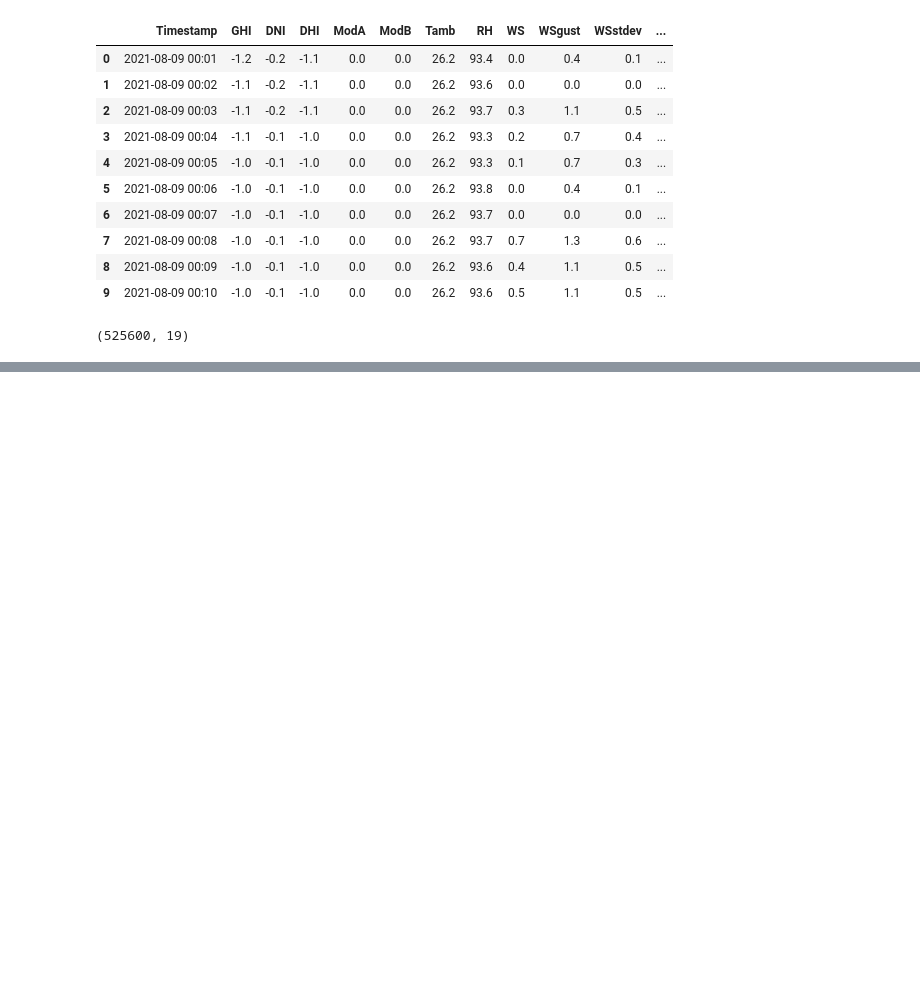
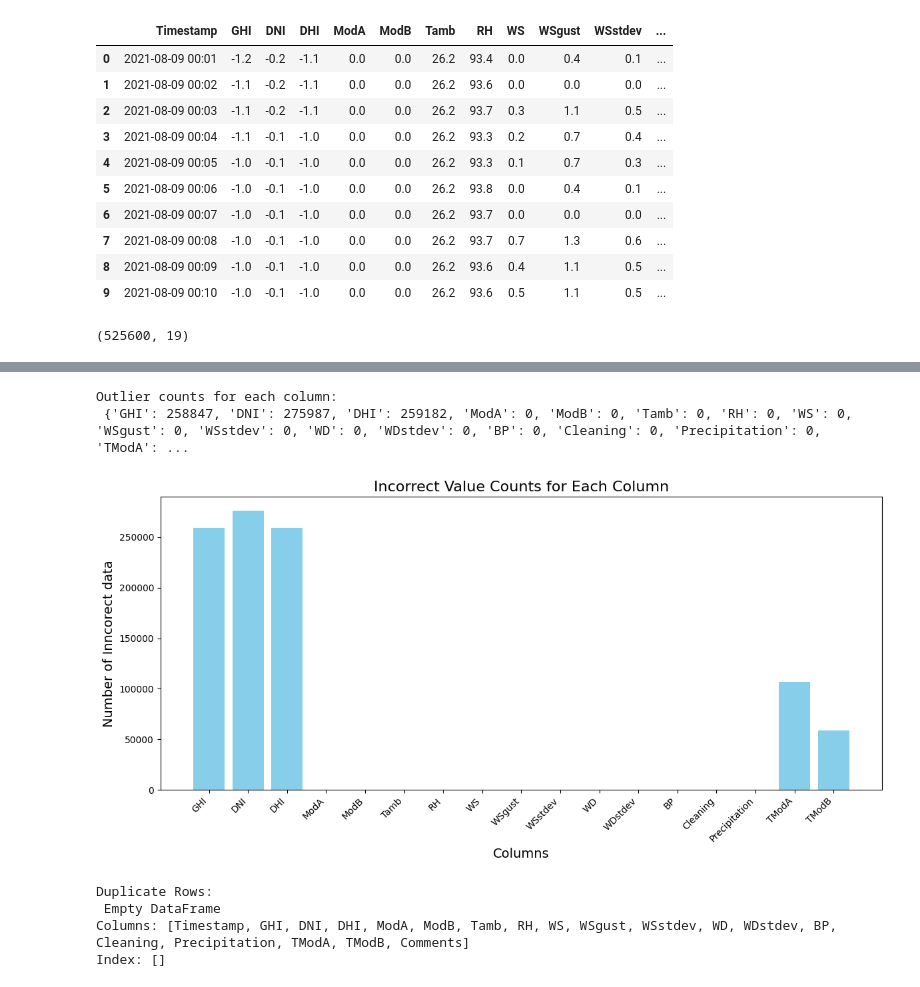
Before and after one commit to abdure-ai/EDA_for_Moonlight_Enegry_Solutions, a Jupyter notebook: notebooks/EDA_Benin.ipynb, the cells around one changed output, grey strips where cells are left out. Cells and saved outputs as stored; diff of their text form; code cells hidden in the pictures; blank space fills up the shorter version.

```diff
--- a/notebooks/EDA_Benin.ipynb
+++ b/notebooks/EDA_Benin.ipynb
@@ -43,0 +193,24 @@ benin_df.describe()
+# %%
+# Display the number of Incorrect Values per column
+print("Outlier counts for each column:\n", incorrect_counts)
+plt.figure(figsize=(12, 6))
+plt.bar(incorrect_counts.keys(), incorrect_counts.values(), color='skyblue')
+plt.xticks(rotation=45, ha='right')
+plt.title("Incorrect Value Counts for Each Column", fontsize=16)
+plt.xlabel("Columns", fontsize=14)
+plt.ylabel("Number of Inncorect data", fontsize=14)
+plt.tight_layout()
+plt.show()
+# %% [output]
+Outlier counts for each column:
+ {'GHI': 258847, 'DNI': 275987, 'DHI': 259182, 'ModA': 0, 'ModB': 0, 'Tamb': 0, 'RH': 0, 'WS': 0, 'WSgust': 0, 'WSstdev': 0, 'WD': 0, 'WDstdev': 0, 'BP': 0, 'Cleaning': 0, 'Precipitation': 0, 'TModA': ...
+[figure, added]
+# %%
+# Finding duplicates
+duplicates = df[df.duplicated()]
+print("Duplicate Rows:\n", duplicates)
+# %% [output]
+Duplicate Rows:
+ Empty DataFrame
+Columns: [Timestamp, GHI, DNI, DHI, ModA, ModB, Tamb, RH, WS, WSgust, WSstdev, WD, WDstdev, BP, Cleaning, Precipitation, TModA, TModB, Comments]
+Index: []
```
Also changed, not shown: parts of 12 cells of this notebook, 2 other files.
